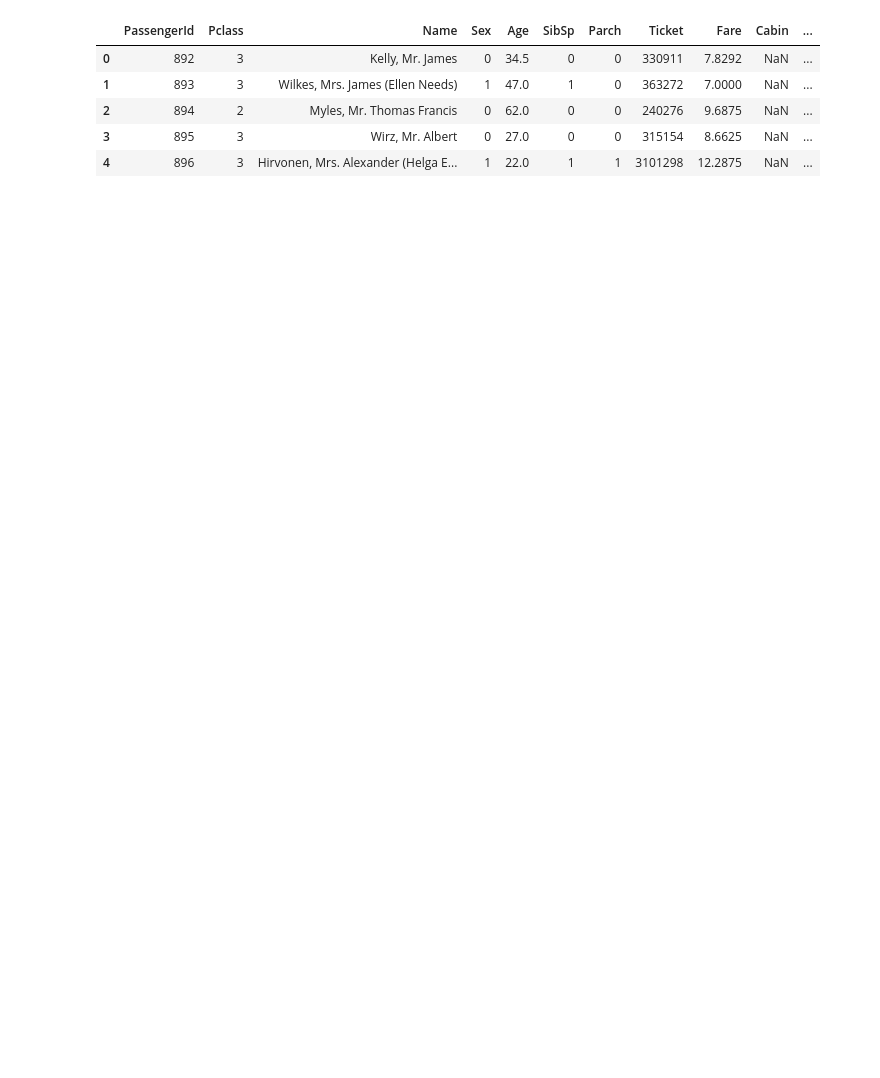
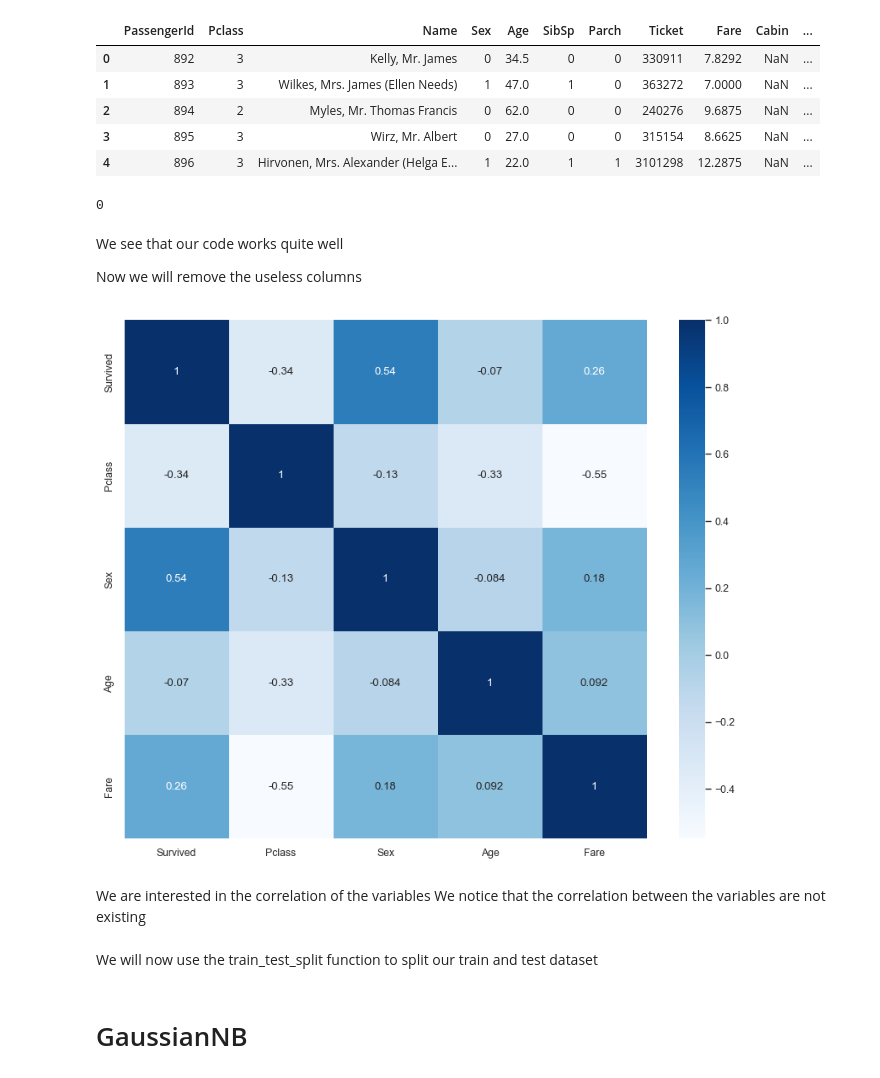
Before and after one commit to miinushi/P8_machine_learning, a Jupyter notebook: notebook.ipynb, the cells around one changed output. Drawn from its saved outputs; the diff is of its cells as text; code cells hidden in the pictures; blank space fills up the shorter version.

Commit message:
[FEATURE] Create GaussianNB and Regression logistic

```diff
--- a/notebook.ipynb
+++ b/notebook.ipynb
@@ -45,5 +62,22 @@ test.head()
 | 2 | 894 | 2 | Myles, Mr. Thomas Francis | 0 | 62.0 | 0 | 0 | 240276 | 9.6875 | NaN | ... |
 | 3 | 895 | 3 | Wirz, Mr. Albert | 0 | 27.0 | 0 | 0 | 315154 | 8.6625 | NaN | ... |
 | 4 | 896 | 3 | Hirvonen, Mrs. Alexander (Helga E... | 1 | 22.0 | 1 | 1 | 3101298 | 12.2875 | NaN | ... |
+# %%
+train['Age'].isna().sum()
+# %% [output]
+0
+# %% [markdown]
+We see that our code works quite well
+
+Now we will remove the useless columns
 # %%
 train.drop(['PassengerId','Name','SibSp','Parch','Cabin','Embarked'],axis='columns',inplace=True)
+# %%
+plt.figure(figsize=(10,8))
+sns.heatmap(train.corr(), annot=True, cmap="Blues")
+plt.show()
+# %% [output]
+[figure, added]
+# %% [markdown]
+We are interested in the correlation of the variables
+We notice that the correlation between the variables are not existing
@@ -49,0 +90,4 @@ train.drop(['PassengerId','Name','SibSp','Parch','Cabin','Embarked'],axis='colum
+# %% [markdown]
+We will now use the train_test_split function to split our train and test dataset
+# %% [markdown]
+# GaussianNB
```
Also changed, not shown: parts of 16 cells of this notebook, 1 other file.
